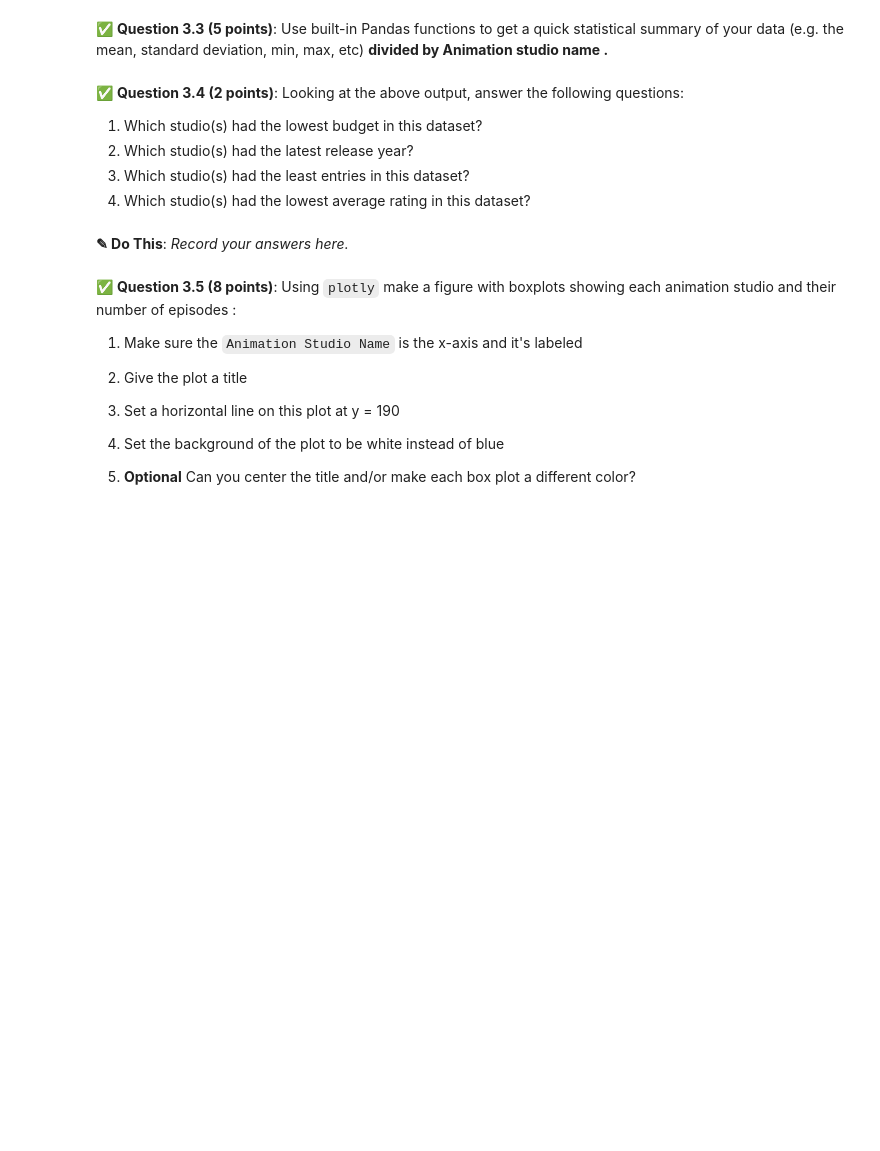
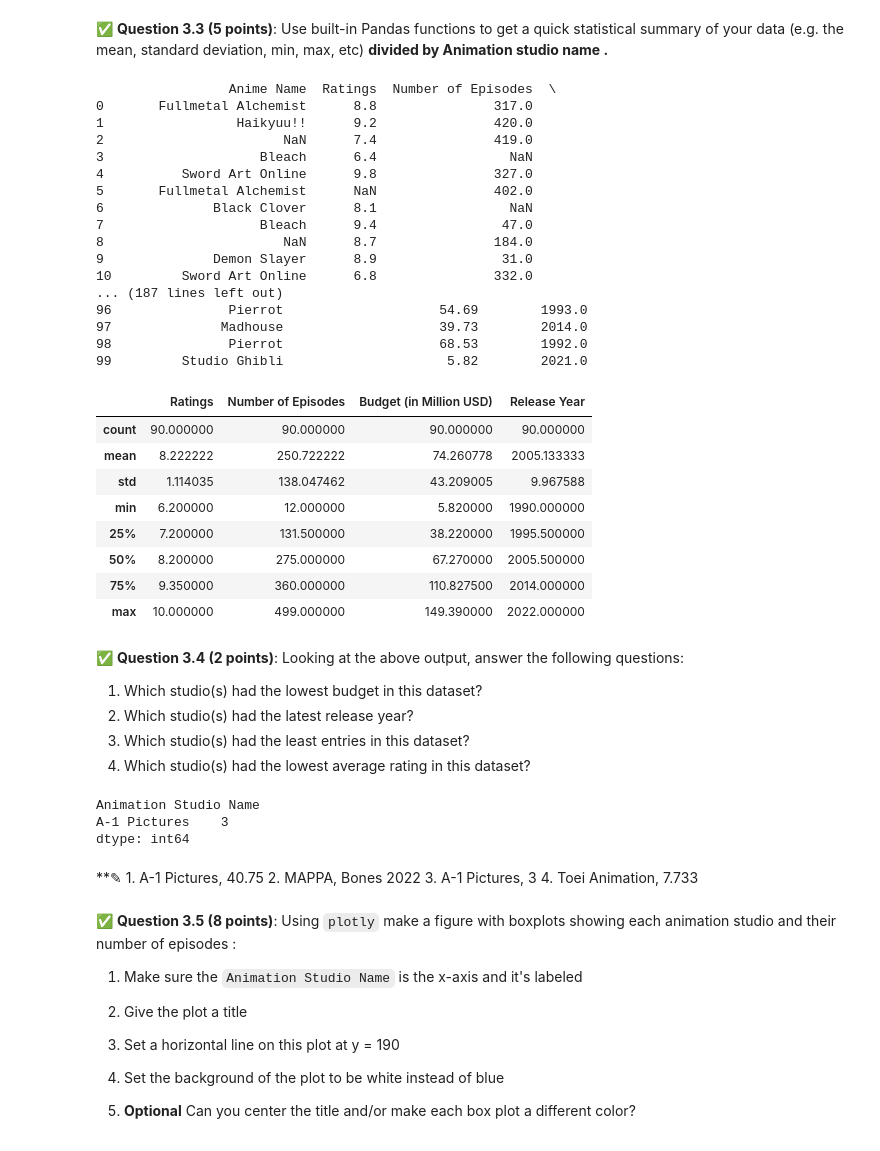
Before and after one commit to aidank247/CMSE202-s25-turnin, a Jupyter notebook: CMSE202-Midterm-Section002-STUDENT.ipynb, the cells around one changed output. Cells and saved outputs as stored; diff of their text form; code cells hidden in the pictures; blank space fills up the shorter version.

```diff
--- a/CMSE202-Midterm-Section002-STUDENT.ipynb
+++ b/CMSE202-Midterm-Section002-STUDENT.ipynb
@@ -262,9 +293,39 @@ This dataset contains more information that we care about at the moment.
 # %%
 # Put your code here
 
 #note this code may make dispalying your whole dataframe easier. uncomment to use
-#with pd.option_context('display.max_rows', None, 'display.max_columns', None):
-    #print(df)
+df = anime
+with pd.option_context('display.max_rows', None, 'display.max_columns', None):
+    print(df)
+
+df.describe()
+# %% [output]
+                 Anime Name  Ratings  Number of Episodes  \
+0       Fullmetal Alchemist      8.8               317.0
+1                 Haikyuu!!      9.2               420.0
+2                       NaN      7.4               419.0
+3                    Bleach      6.4                 NaN
+4          Sword Art Online      9.8               327.0
+5       Fullmetal Alchemist      NaN               402.0
+6              Black Clover      8.1                 NaN
+7                    Bleach      9.4                47.0
+8                       NaN      8.7               184.0
+9              Demon Slayer      8.9                31.0
+10         Sword Art Online      6.8               332.0
+... (187 lines left out)
+96               Pierrot                    54.69        1993.0
+97              Madhouse                    39.73        2014.0
+98               Pierrot                    68.53        1992.0
+99         Studio Ghibli                     5.82        2021.0
+|  | Ratings | Number of Episodes | Budget (in Million USD) | Release Year |
+| count | 90.000000 | 90.000000 | 90.000000 | 90.000000 |
+| mean | 8.222222 | 250.722222 | 74.260778 | 2005.133333 |
+| std | 1.114035 | 138.047462 | 43.209005 | 9.967588 |
+| min | 6.200000 | 12.000000 | 5.820000 | 1990.000000 |
+| 25% | 7.200000 | 131.500000 | 38.220000 | 1995.500000 |
+| 50% | 8.200000 | 275.000000 | 67.270000 | 2005.500000 |
+| 75% | 9.350000 | 360.000000 | 110.827500 | 2014.000000 |
+| max | 10.000000 | 499.000000 | 149.390000 | 2022.000000 |
 # %% [markdown]
 &#9989; **Question 3.4 (2 points)**: Looking at the above output, answer the following questions:
 
@@ -272,8 +333,19 @@ This dataset contains more information that we care about at the moment.
 2. Which studio(s) had the latest release year?
 3. Which studio(s) had the least entries in this dataset?
 4. Which studio(s) had the lowest average rating in this dataset?
+# %%
+
+#Used ChatGPT to debug my code
+studio_counts = df.groupby("Animation Studio Name").size()
+
+least_entries_studio = studio_counts[studio_counts == studio_counts.min()]
+print(least_entries_studio)
+# %% [output]
+Animation Studio Name
+A-1 Pictures    3
+dtype: int64
 # %% [markdown]
-**<font size=+3>&#9998;</font> Do This**: *Record your answers here.*
+**<font size=+3>&#9998;</font> 1. A-1 Pictures, 40.75 2. MAPPA, Bones 2022 3. A-1 Pictures, 3  4. Toei Animation, 7.733
 # %% [markdown]
 &#9989; **Question 3.5 (8 points)**: Using `plotly` make a figure with boxplots showing each animation studio and their number of episodes :
 
```
Also changed, not shown: parts of 5 cells of this notebook.
